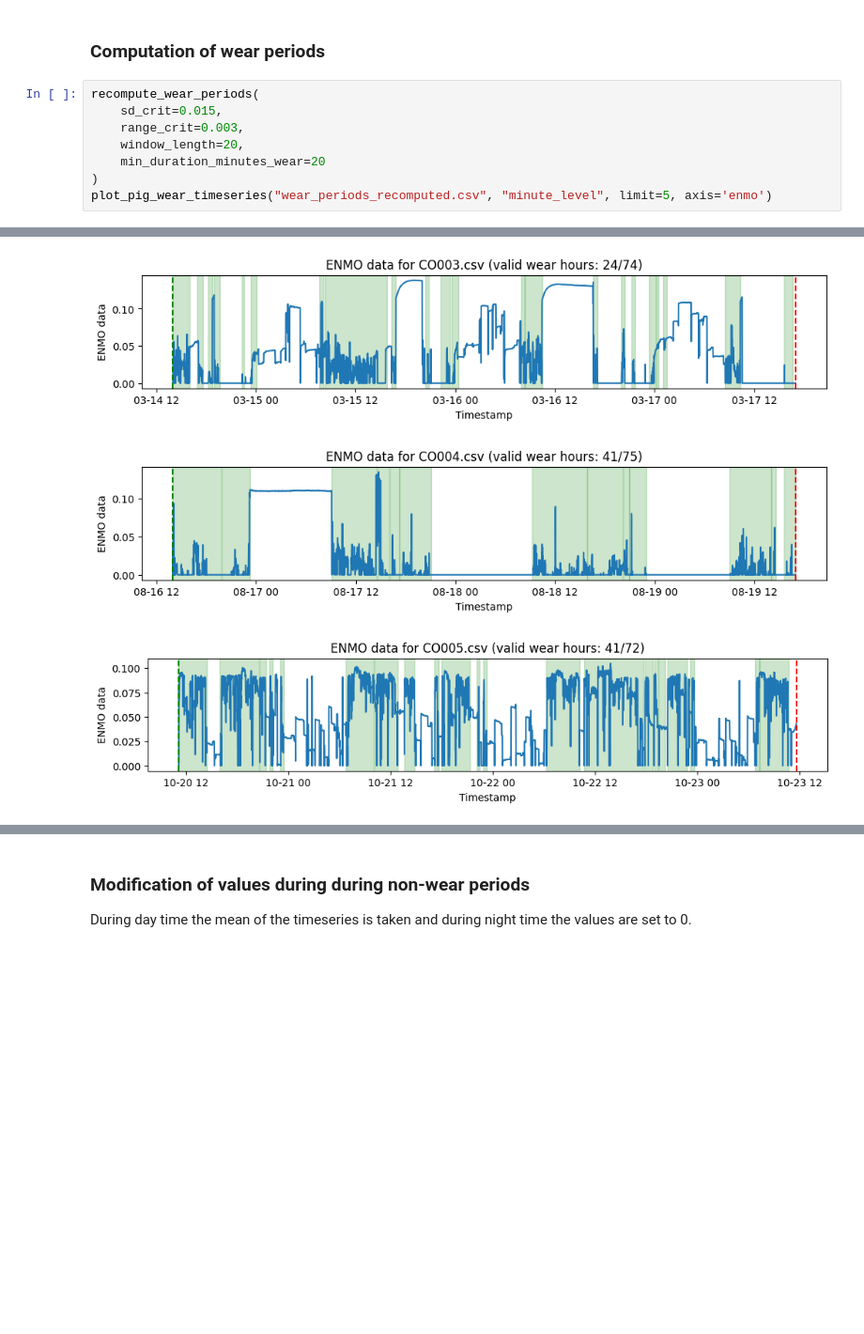
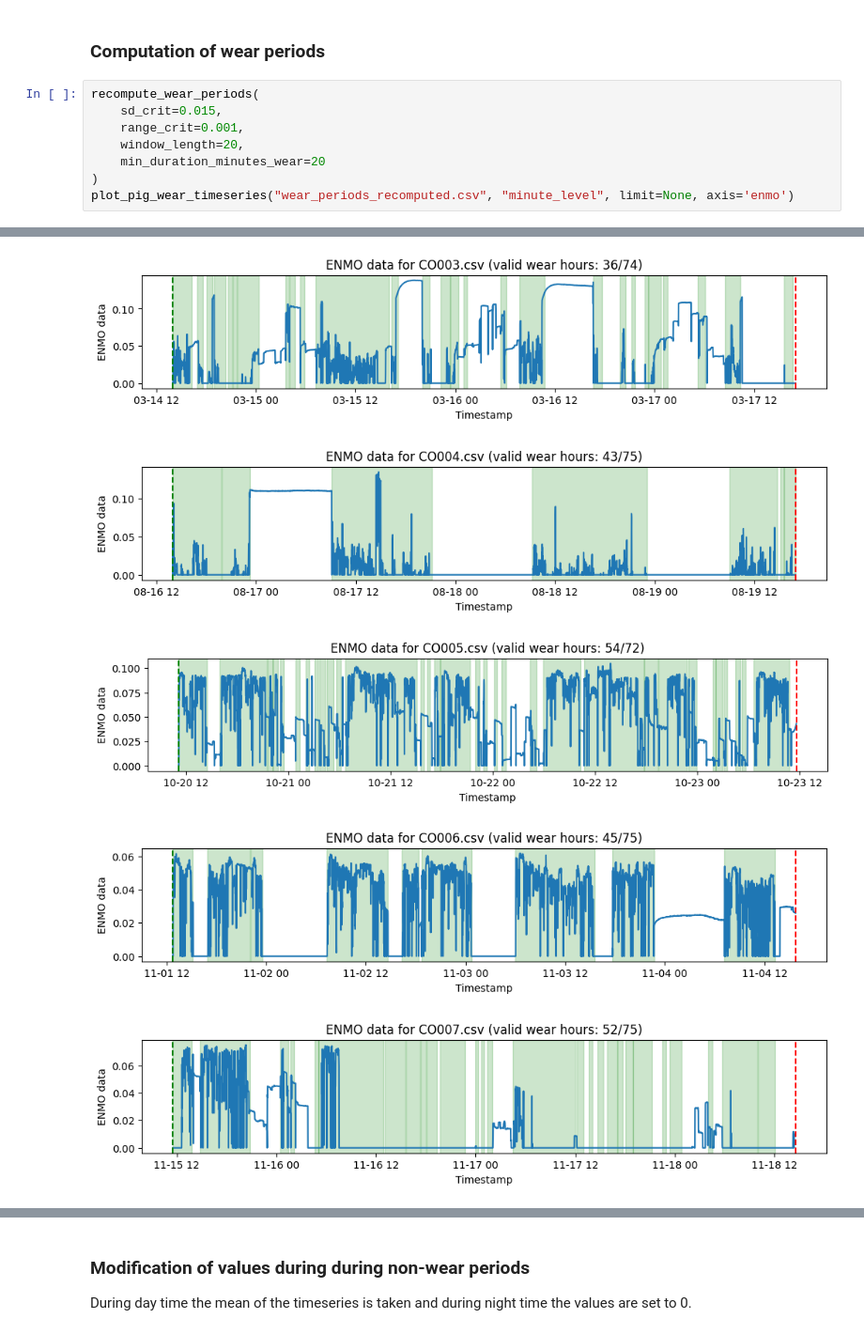
Before and after one commit to jlohunecke/LTMM_Analysis, a Jupyter notebook: exploration.ipynb, the cells around one changed output, grey strips where cells are left out. Shown at 94% size. Saved outputs shown, nothing was run; the diff lists cells and outputs as text; blank space fills up the shorter version.

```diff
--- a/exploration.ipynb
+++ b/exploration.ipynb
@@ -10,9 +10,9 @@ from utils import recompute_wear_periods, plot_pig_wear_timeseries, save_modifie
 # %%
 recompute_wear_periods(
     sd_crit=0.015,
-    range_crit=0.003,
+    range_crit=0.001,
     window_length=20,
     min_duration_minutes_wear=20
 )
-plot_pig_wear_timeseries("wear_periods_recomputed.csv", "minute_level", limit=5, axis='enmo')
+plot_pig_wear_timeseries("wear_periods_recomputed.csv", "minute_level", limit=None, axis='enmo')
 # %% [output]
@@ -21,3 +21,5 @@ plot_pig_wear_timeseries("wear_periods_recomputed.csv", "minute_level", limit=5,
-[figure, old version]
+[figure, new version]
 [figure]
-[figure, old version]
+[figure, new version]
+[figure, added]
+[figure, added]
```
Also changed, not shown: parts of 14 cells of this notebook, 57 other files.
